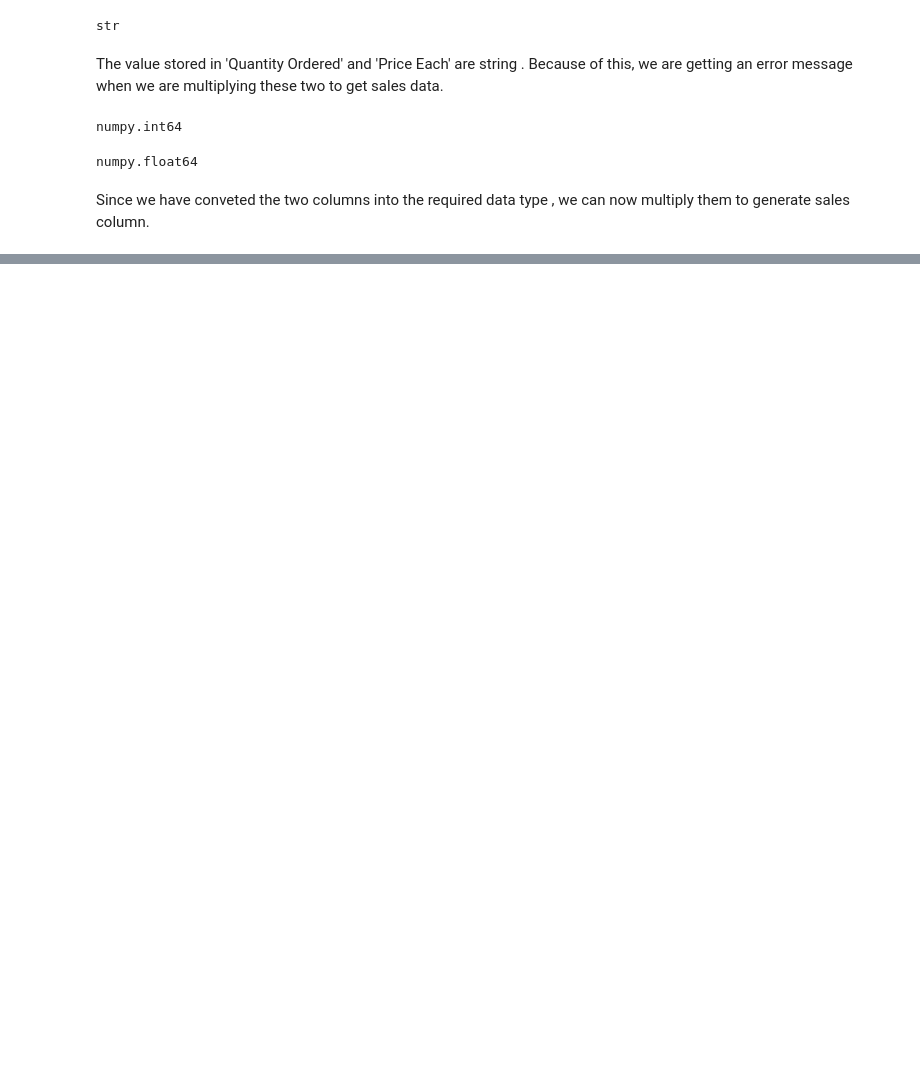
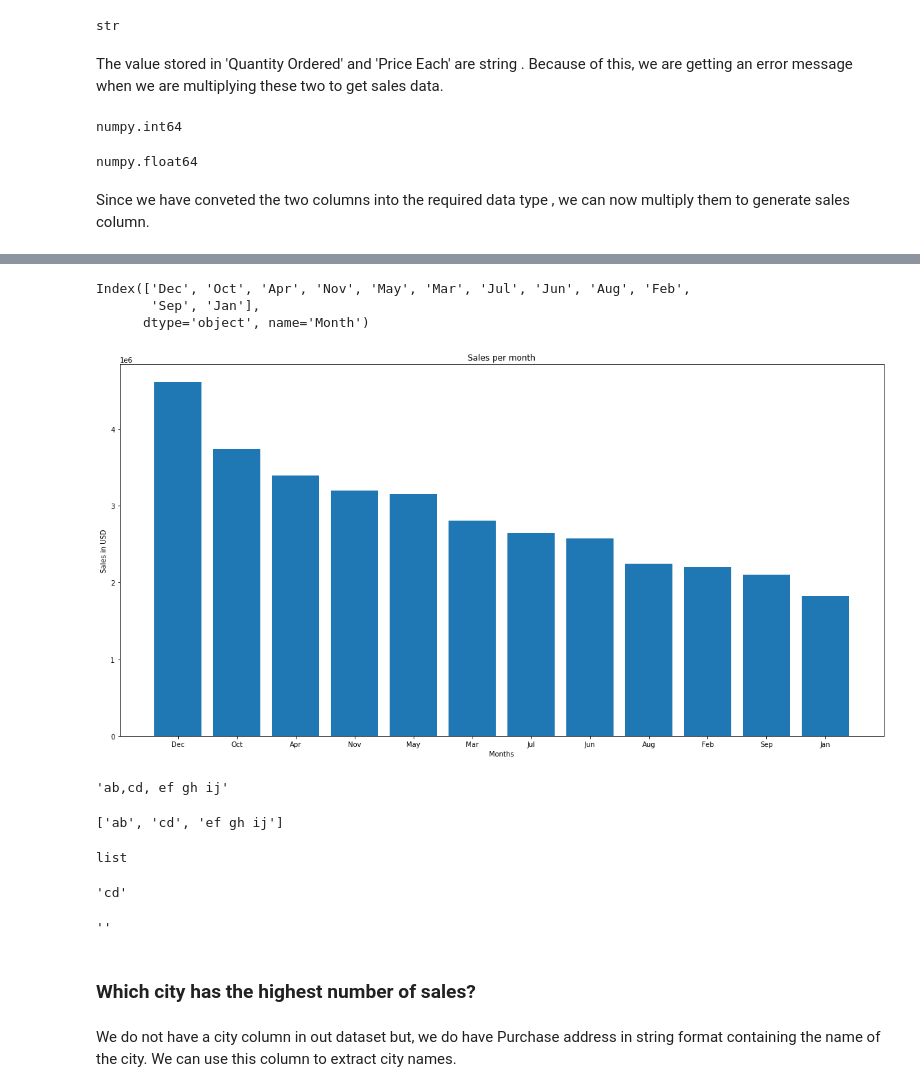
Before and after one commit to Raknala/Sales-data-analysis, a Jupyter notebook: sales_analysis.ipynb, the cells around one changed output, grey strips where cells are left out. Drawn from its saved outputs; the diff is of its cells as text; code cells hidden in the pictures; blank space fills up the shorter version.

Commit message:
highest performing month , city and time analysed

```diff
--- a/sales_analysis.ipynb
+++ b/sales_analysis.ipynb
@@ -135,7 +135,7 @@ data_nan_df
 # %% [markdown]
 There are no any rows containing nan values in out data df. Now we are ready for further analysis.
 # %%
-data = data['Month'].astype('int32')
+data['Month'] = data['Month'].astype('int32')
 # %% [output]
 ValueError: invalid literal for int() with base 10: 'Or'
 # %%
@@ -219,3 +219,8 @@ data.head()
 | 3 | 176560 | Google Phone | 1 | 600.00 | 04/12/19 14:38 | 669 Spruce St, Los Angeles, CA 90001 | 4 | 600.00 |
 | 4 | 176560 | Wired Headphones | 1 | 11.99 | 04/12/19 14:38 | 669 Spruce St, Los Angeles, CA 90001 | 4 | 11.99 |
 | 5 | 176561 | Wired Headphones | 1 | 11.99 | 04/30/19 09:27 | 333 8th St, Los Angeles, CA 90001 | 4 | 11.99 |
+# %%
+look_up = {1: 'Jan', 2: 'Feb', 3: 'Mar', 4: 'Apr', 5: 'May',
+            6: 'Jun', 7: 'Jul', 8: 'Aug', 9: 'Sep', 10: 'Oct', 11: 'Nov', 12: 'Dec'}
+
+data['Month'] = data['Month'].apply(lambda x: look_up[x])
@@ -221,0 +243,4 @@ data.head()
+# %%
+result=data.groupby('Month').sum().sort_values(by='Sales' , ascending =False)
+
+result
@@ -221,0 +264,21 @@ data.head()
+# %%
+months=result.index
+months
+# %% [output]
+Index(['Dec', 'Oct', 'Apr', 'Nov', 'May', 'Mar', 'Jul', 'Jun', 'Aug', 'Feb',
+       'Sep', 'Jan'],
+      dtype='object', name='Month')
+# %%
+plt.figure(figsize=(20,10))
+plt.bar(months ,result.Sales)
+plt.title('Sales per month')
+plt.xlabel('Months')
+plt.ylabel('Sales in USD')
+plt.show();
+# %% [output]
+[figure, added]
+# %%
+a='ab,cd, ef gh ij'
+a
+# %% [output]
+'ab,cd, ef gh ij'
@@ -221,0 +287,20 @@ data.head()
+# %%
+sa
+# %% [output]
+['ab', 'cd', 'ef gh ij']
+# %%
+type(sa)
+# %% [output]
+list
+# %%
+sa[1]
+# %% [output]
+'cd'
+# %%
+a.split(',')[2].split(' ')[0] #since there is space in front of ef , using index 0 gives us white space instead of ef
+# %% [output]
+''
+# %% [markdown]
+### Which city has the highest number of sales?
+# %% [markdown]
+We do not have a city column in out dataset but, we do have Purchase address in string format containing the name of the city. We can use this column to extract city names.
```
Also changed, not shown: parts of 23 cells of this notebook.
